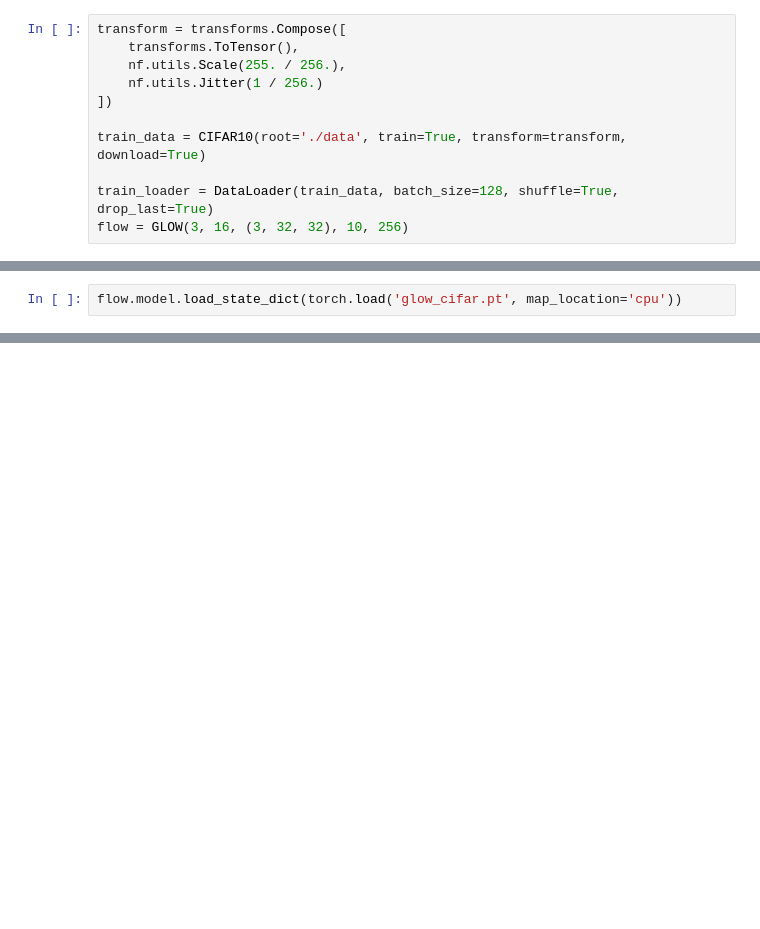
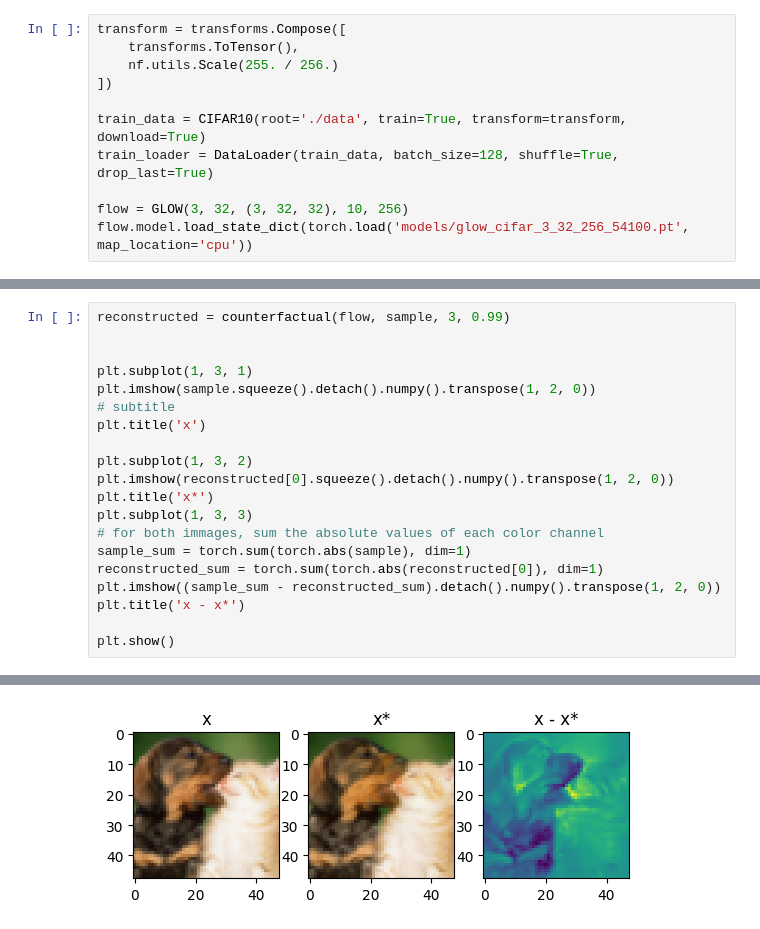
Before and after one commit to LuanAdemi/glime-proto, a Jupyter notebook: test_nflows.ipynb, the cells around one changed output, grey strips where cells are left out. Drawn from its saved outputs; the diff is of its cells as text; blank space fills up the shorter version.

Commit message:
Refactoring and implemented counterfactual creation based on Dombrowski et. al

```diff
--- a/test_nflows.ipynb
+++ b/test_nflows.ipynb
@@ -14,11 +17,11 @@ import normflows as nf
 # %%
 transform = transforms.Compose([
     transforms.ToTensor(),
-    nf.utils.Scale(255. / 256.),
-    nf.utils.Jitter(1 / 256.)
+    nf.utils.Scale(255. / 256.)
 ])
 
 train_data = CIFAR10(root='./data', train=True, transform=transform, download=True)
+train_loader = DataLoader(train_data, batch_size=128, shuffle=True, drop_last=True)
 
-train_loader = DataLoader(train_data, batch_size=128, shuffle=True, drop_last=True)
-flow = GLOW(3, 16, (3, 32, 32), 10, 256)
+flow = GLOW(3, 32, (3, 32, 32), 10, 256)
+flow.model.load_state_dict(torch.load('models/glow_cifar_3_32_256_54100.pt', map_location='cpu'))
@@ -25,2 +38,0 @@ flow = GLOW(3, 16, (3, 32, 32), 10, 256)
-# %%
-flow.model.load_state_dict(torch.load('glow_cifar.pt', map_location='cpu'))
@@ -76,0 +112,21 @@ plt.show()
+# %%
+reconstructed = counterfactual(flow, sample, 3, 0.99)
+
+
+plt.subplot(1, 3, 1)
+plt.imshow(sample.squeeze().detach().numpy().transpose(1, 2, 0))
+# subtitle
+plt.title('x')
+
+plt.subplot(1, 3, 2)
+plt.imshow(reconstructed[0].squeeze().detach().numpy().transpose(1, 2, 0))
+plt.title('x*')
+plt.subplot(1, 3, 3)
+# for both immages, sum the absolute values of each color channel
+sample_sum = torch.sum(torch.abs(sample), dim=1)
+reconstructed_sum = torch.sum(torch.abs(reconstructed[0]), dim=1)
+plt.imshow((sample_sum - reconstructed_sum).detach().numpy().transpose(1, 2, 0))
+plt.title('x - x*')
+
+plt.show()
+# %% [output]
@@ -76,0 +134 @@ plt.show()
+[figure, added]
```
Also changed, not shown: parts of 9 cells of this notebook, 13 other files.
